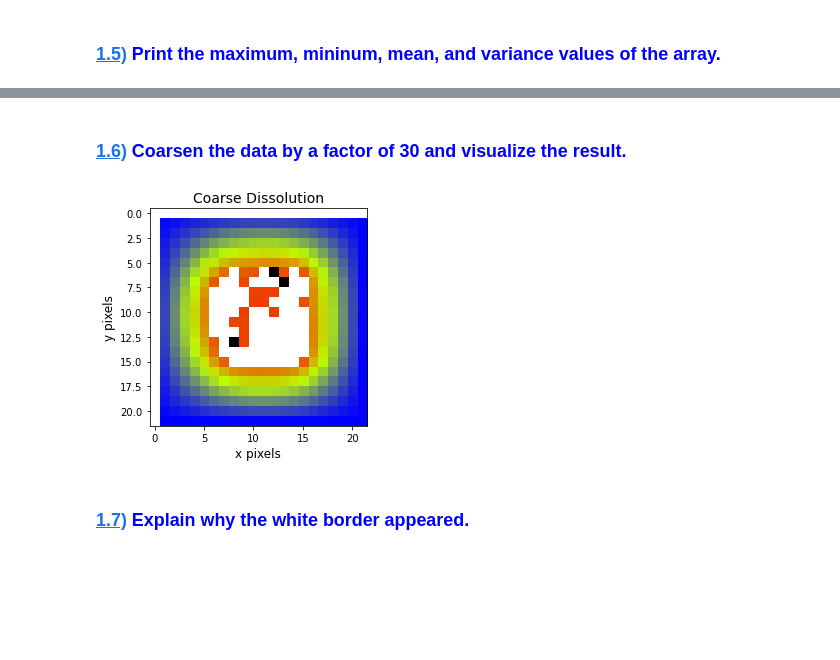
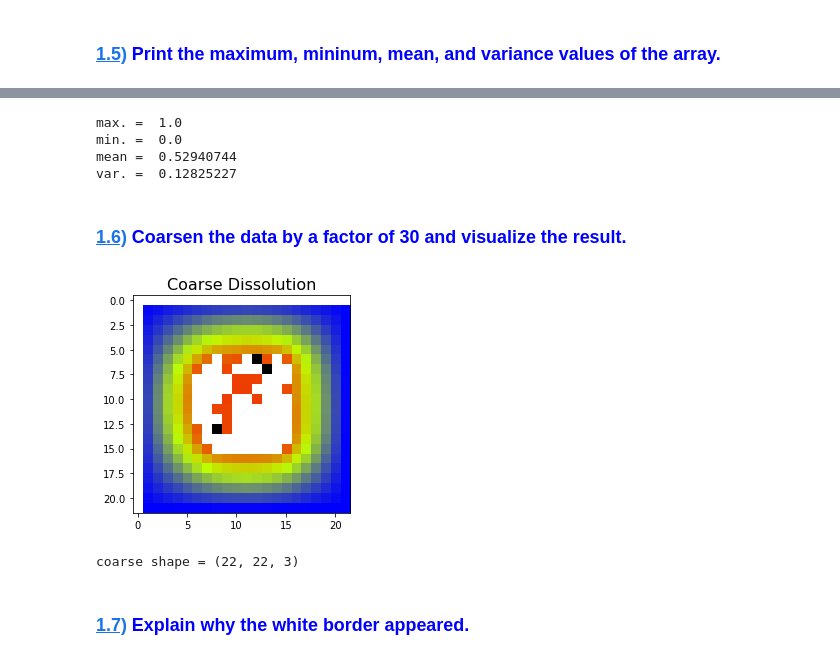
Before and after one commit to dpploy/chen-3170, a Jupyter notebook: notebooks/labwork-03.ipynb, the cells around one changed output, grey strips where cells are left out. Cells and saved outputs as stored; diff of their text form; code cells hidden in the pictures; blank space fills up the shorter version.

```diff
--- a/notebooks/labwork-03.ipynb
+++ b/notebooks/labwork-03.ipynb
@@ -105,9 +117,29 @@ var.  = 0.12825227
+# %%
+'''Code'''
+print('max. = ', np.max(block))
+print('min. = ', np.min(block))
+print('mean = ', np.mean(block))
+print('var. = ', np.var(block))
+# %% [output]
+max. =  1.0
+min. =  0.0
+mean =  0.52940744
+var. =  0.12825227
 # %% [markdown]
 ### <span style="color:blue">[1.6)](#toa) Coarsen the data by a factor of 30 and visualize the result.</span><a id="a16"></a>
-# %%
-'''Code'''
-# %% [output]
-[figure, removed]
+# %%
+'''Code'''
+
+coarse = block[::30,::30,:] #coarsen by 30 in the x and y axis
+
+plt.imshow(coarse)
+
+plt.title('Coarse Dissolution',fontsize=16)
+plt.show()
+print('coarse shape =', coarse.shape)
+# %% [output]
+[figure, added]
+coarse shape = (22, 22, 3)
 # %% [markdown]
 ### <span style="color:blue">[1.7)](#toa) Explain why the white border appeared.</span><a id="a17"></a>
 # %% [markdown]
```
Also changed, not shown: parts of 30 cells of this notebook.
